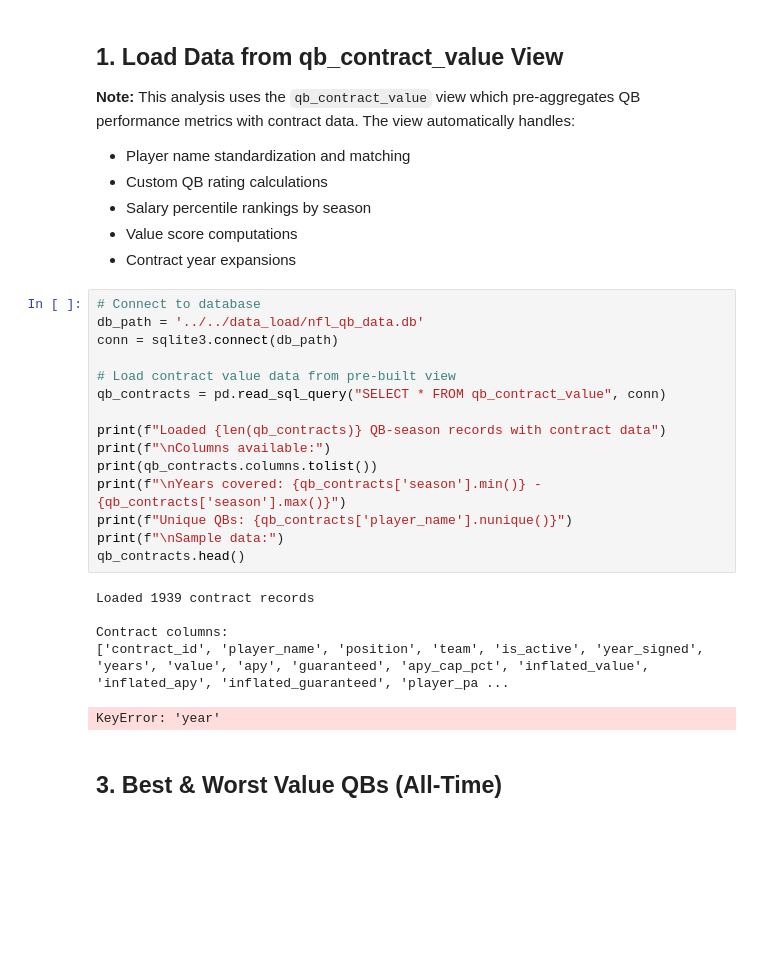
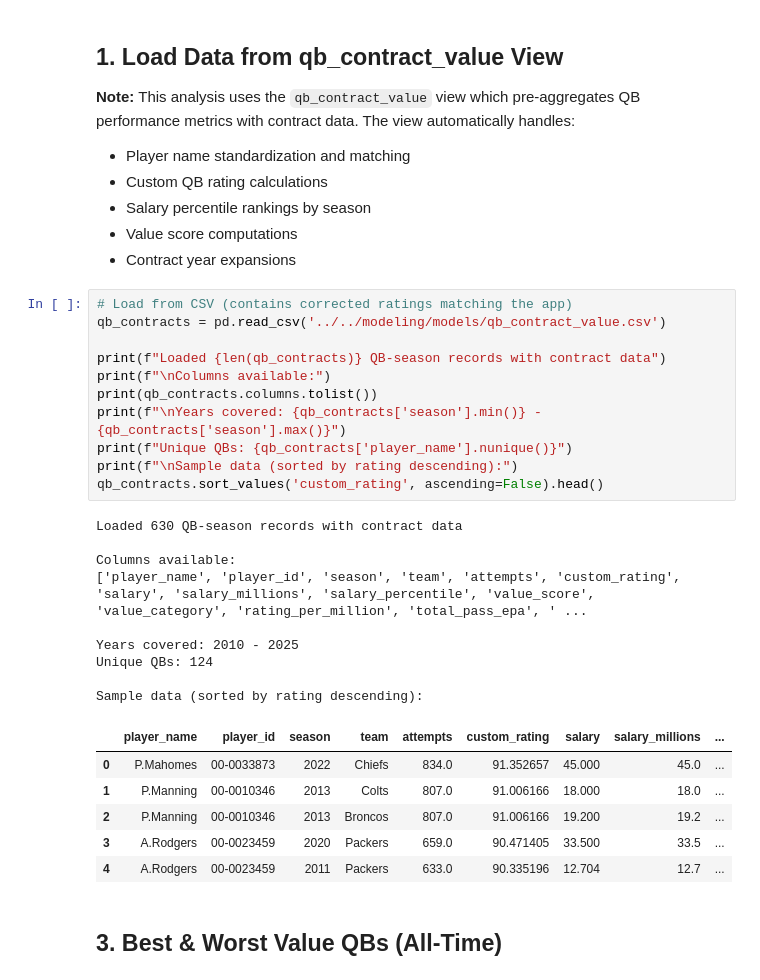
Before and after one commit to cgalgano/NFL-QB-Analysis, a Jupyter notebook: data_load/EDA/contract_value_analysis.ipynb, the cells around one changed output. Saved outputs shown, nothing was run; the diff lists cells and outputs as text; blank space fills up the shorter version.

Commit message:
contract changes

```diff
--- a/data_load/EDA/contract_value_analysis.ipynb
+++ b/data_load/EDA/contract_value_analysis.ipynb
@@ -20,26 +20,32 @@ plt.rcParams['figure.figsize'] = (14, 8)
 - Value score computations
 - Contract year expansions
 # %%
-# Connect to database
-db_path = '../../data_load/nfl_qb_data.db'
-conn = sqlite3.connect(db_path)
-
-# Load contract value data from pre-built view
-qb_contracts = pd.read_sql_query("SELECT * FROM qb_contract_value", conn)
+# Load from CSV (contains corrected ratings matching the app)
+qb_contracts = pd.read_csv('../../modeling/models/qb_contract_value.csv')
 
 print(f"Loaded {len(qb_contracts)} QB-season records with contract data")
 print(f"\nColumns available:")
 print(qb_contracts.columns.tolist())
 print(f"\nYears covered: {qb_contracts['season'].min()} - {qb_contracts['season'].max()}")
 print(f"Unique QBs: {qb_contracts['player_name'].nunique()}")
-print(f"\nSample data:")
-qb_contracts.head()
+print(f"\nSample data (sorted by rating descending):")
+qb_contracts.sort_values('custom_rating', ascending=False).head()
 # %% [output]
-Loaded 1939 contract records
+Loaded 630 QB-season records with contract data
 
-Contract columns:
-['contract_id', 'player_name', 'position', 'team', 'is_active', 'year_signed', 'years', 'value', 'apy', 'guaranteed', 'apy_cap_pct', 'inflated_value', 'inflated_apy', 'inflated_guaranteed', 'player_pa ...
+Columns available:
+['player_name', 'player_id', 'season', 'team', 'attempts', 'custom_rating', 'salary', 'salary_millions', 'salary_percentile', 'value_score', 'value_category', 'rating_per_million', 'total_pass_epa', ' ...
+
+Years covered: 2010 - 2025
+Unique QBs: 124
+
+Sample data (sorted by rating descending):
-KeyError: 'year'
+|  | player_name | player_id | season | team | attempts | custom_rating | salary | salary_millions | ... |
+| 0 | P.Mahomes | 00-0033873 | 2022 | Chiefs | 834.0 | 91.352657 | 45.000 | 45.0 | ... |
+| 1 | P.Manning | 00-0010346 | 2013 | Colts | 807.0 | 91.006166 | 18.000 | 18.0 | ... |
+| 2 | P.Manning | 00-0010346 | 2013 | Broncos | 807.0 | 91.006166 | 19.200 | 19.2 | ... |
+| 3 | A.Rodgers | 00-0023459 | 2020 | Packers | 659.0 | 90.471405 | 33.500 | 33.5 | ... |
+| 4 | A.Rodgers | 00-0023459 | 2011 | Packers | 633.0 | 90.335196 | 12.704 | 12.7 | ... |
 # %% [markdown]
 ## 3. Best & Worst Value QBs (All-Time)
 # %%
```
Also changed, not shown: parts of 16 cells of this notebook, 2 other files.
